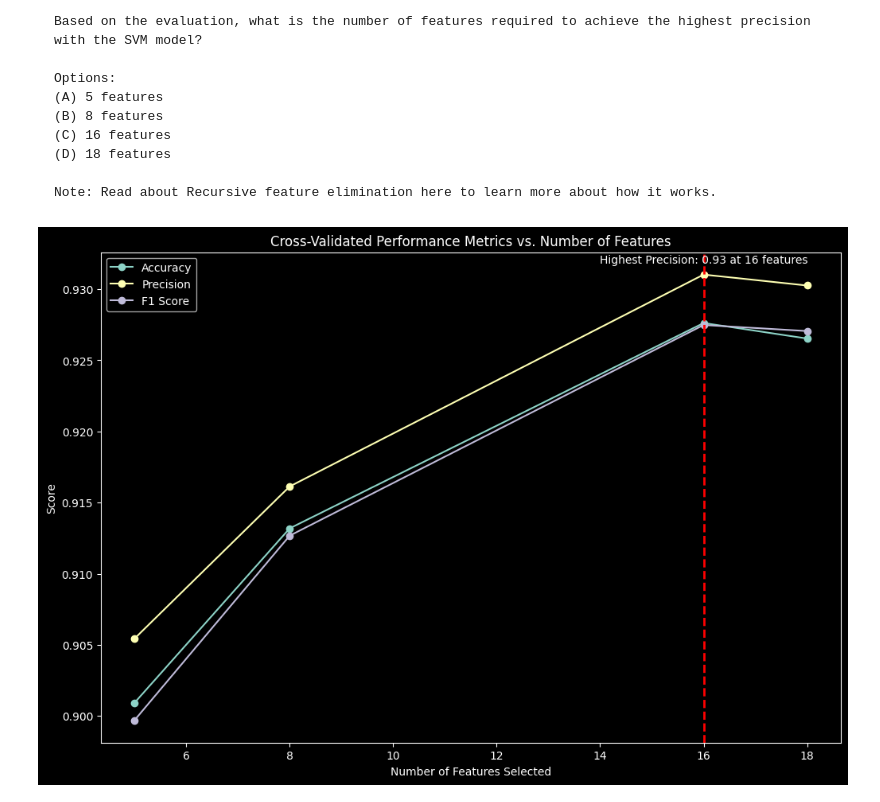
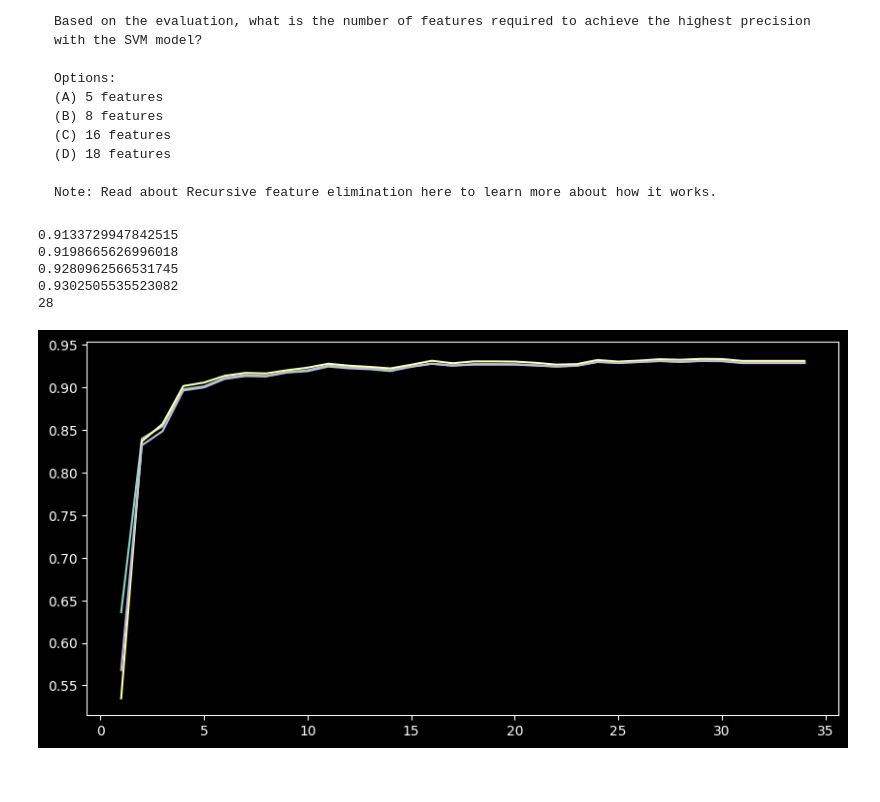
Before and after one commit to VDdotexe/Weekend_Scratching, a Jupyter notebook: case_studies/SVM.ipynb, the cells around one changed output. Cells and saved outputs as stored; diff of their text form; code cells hidden in the pictures.

```diff
--- a/case_studies/SVM.ipynb
+++ b/case_studies/SVM.ipynb
@@ -256,65 +256,54 @@ Note: Read about Recursive feature elimination here to learn more about how it w
 x= df.drop(['Class'], axis= 1)
 y= df['Class']
 # %%
-# Prepare cross-validation (use StratifiedKFold for classification tasks)
-cv = StratifiedKFold(n_splits=5, random_state=42, shuffle=True)
+cv= StratifiedKFold(n_splits= 5, random_state= 42, shuffle= True)
+accuracies= []
+precisions= []
+f1_scores= []
 
-# Lists to store metrics
-accuracies = []
-precisions = []
-f1_scores = []
-feature_counts = [5, 8, 16, 18]  # TODO: Define the range of feature counts to be selected
+feature_counts= range(1, x.shape[1] +1)
 
 for n in feature_counts:
-    # Feature scaling
-    scaler = StandardScaler()
-    x_scaled = scaler.fit_transform(x)     # TODO: Apply scaling to the feature set
+    scaler= StandardScaler()
+    x_scaled= scaler.fit_transform(x)
 
-    # Feature selection
-    selector = RFE(SVC(kernel='linear', random_state=42), n_features_to_select=n, step=1)   # TODO: Specify the number of features to select
-    x_selected = selector.fit_transform(x_scaled, y)    #  Fit and transform the data with the selector
+    selector= RFE(SVC(kernel= 'linear', random_state= 42), n_features_to_select= n, step= 1)
+    x_selected= selector.fit_transform(x_scaled, y)
 
-    # SVM classifier
-    svm = SVC(kernel='linear', random_state=10)   #  Initialize the SVM model with appropriate parameters
+    svm= SVC(kernel= 'linear', random_state= 10)
 
-    # Evaluate using cross-validation
-    accuracy_scores = []
-    precision_scores = []
-    f1_scores_list = []
+    accuracy_scores= []
+    precision_scores= []
+    f1_scores_list= []
     for train_index, test_index in cv.split(x_selected, y):
-        x_train_cv, x_test_cv = x_selected[train_index], x_selected[test_index]
-        y_train_cv, y_test_cv = y[train_index], y[test_index]
+        x_train_cv, x_test_cv= x_selected[train_index], x_selected[test_index]
+        y_train_cv, y_test_cv= y[train_index], y[test_index]
 
-        svm.fit(x_train_cv, y_train_cv)    #  Fit the SVM model on the training data
-        y_pred = svm.predict(x_test_cv)   #  Make predictions on the test data
+        svm.fit(x_train_cv, y_train_cv)
+        y_pred= svm.predict(x_test_cv)
 
-        accuracy_scores.append(accuracy_score(y_test_cv, y_pred))    # TODO: Calculate the accuracy score
-        precision_scores.append(precision_score(y_test_cv, y_pred, average='weighted'))   # TODO: Calculate the precision score
-        f1_scores_list.append(f1_score(y_test_cv, y_pred, average='weighted'))    # TODO: Calculate the F1 score
+        accuracy_scores.append(accuracy_score(y_test_cv, y_pred))
+        precision_scores.append(precision_score(y_test_cv, y_pred, average= 'weighted'))
+        f1_scores_list.append(f1_score(y_test_cv, y_pred, average= 'weighted'))
 
     accuracies.append(np.mean(accuracy_scores))
     precisions.append(np.mean(precision_scores))
     f1_scores.append(np.mean(f1_scores_list))
 
-# Plotting the results
-plt.figure(figsize=(12, 8))
-plt.plot(feature_counts, accuracies, label='Accuracy', marker='o')
-plt.plot(feature_counts, precisions, label='Precision', marker='o')
-plt.plot(feature_counts, f1_scores, label='F1 Score', marker='o')
 
-# Highlight the point with highest precision
-max_precision_index = np.argmax(precisions)
-max_precision_feature_count = feature_counts[max_precision_index]
-plt.scatter(max_precision_feature_count, precisions[max_precision_index], color='red')
-plt.axvline(x=max_precision_feature_count, color='r', linestyle='--', lw=2)
-plt.annotate(f'Highest Precision: {precisions[max_precision_index]:.2f} at {max_precision_feature_count} features',
-             (max_precision_feature_count, precisions[max_precision_index]),
-             textcoords="offset points", xytext=(0,10), ha='center')
+plt.figure(figsize= (10,5))
+plt.plot(feature_counts, accuracies, label= 'accuracy')
+plt.plot(feature_counts, precisions, label= 'precision')
+plt.plot(feature_counts, f1_scores, label= 'f1 score')
 
-plt.xlabel('Number of Features Selected')
-plt.ylabel('Score')
-plt.title('Cross-Validated Performance Metrics vs. Number of Features')
-plt.legend()
-plt.show()
+for i in [5, 8, 16, 18]:
+    print(precisions[i])
+
+print(np.argmax(precisions))
 # %% [output]
+0.9133729947842515
+0.9198665626996018
+0.9280962566531745
+0.9302505535523082
+28
-[figure, old version]
+[figure, new version]
```
Also changed, not shown: parts of 2 cells of this notebook.
